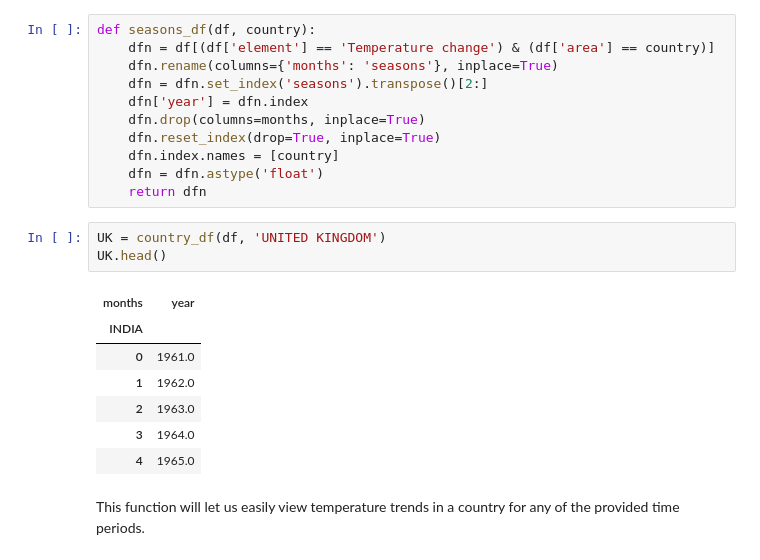
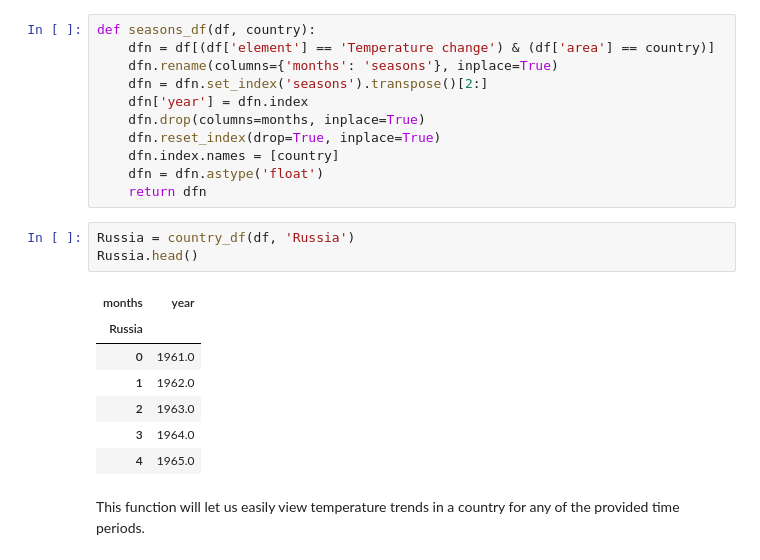
Before and after one commit to Prashant24759/climate-change, a Jupyter notebook: global-warming.ipynb, the cells around one changed output. Cells and saved outputs as stored; diff of their text form.

```diff
--- a/global-warming.ipynb
+++ b/global-warming.ipynb
@@ -93,11 +93,11 @@ def seasons_df(df, country):
     dfn = dfn.astype('float')
     return dfn
 # %%
-UK = country_df(df, 'UNITED KINGDOM')
-UK.head()
+Russia = country_df(df, 'Russia')
+Russia.head()
 # %% [output]
 | months | year |
-| INDIA |  |
+| Russia |  |
 | 0 | 1961.0 |
 | 1 | 1962.0 |
 | 2 | 1963.0 |
```
Also changed, not shown: parts of 1 cell of this notebook, 16 other files.
